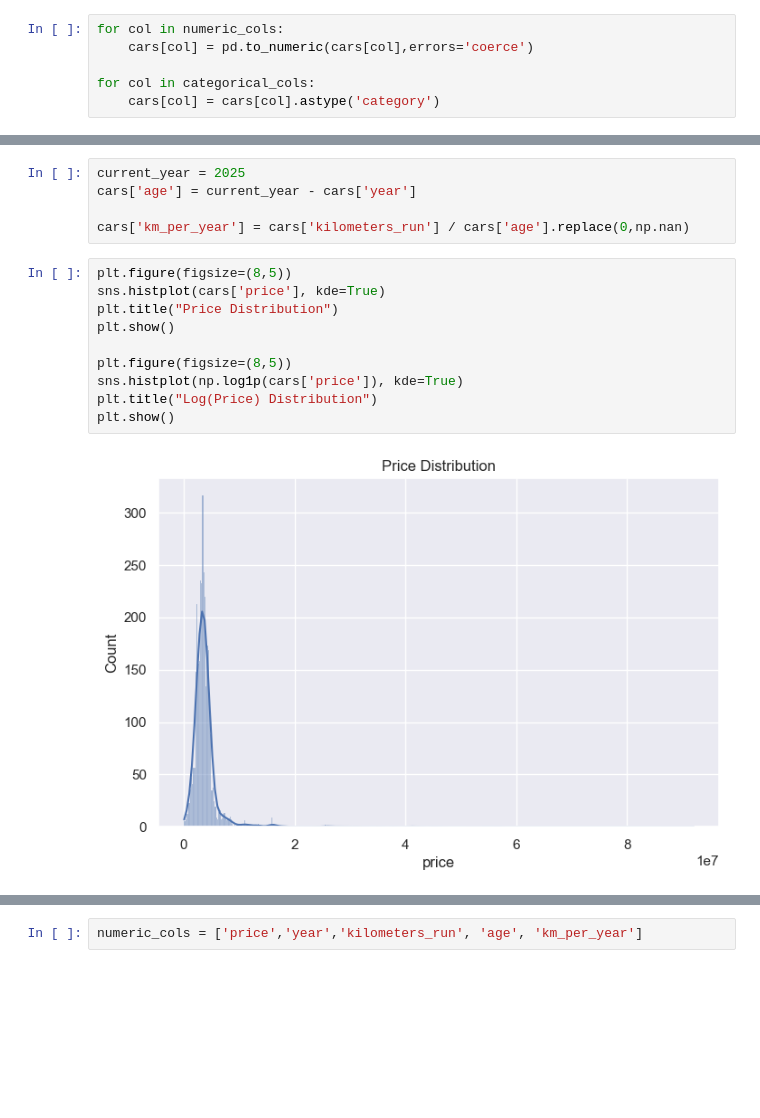
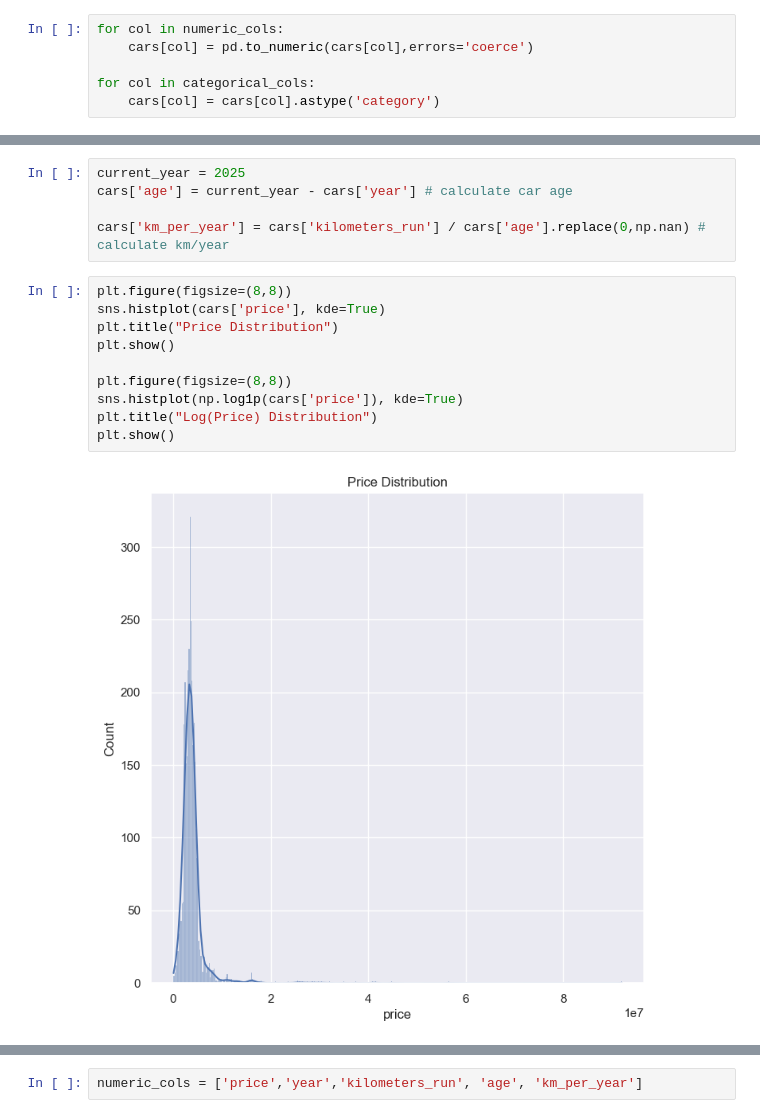
Before and after one commit to RatulInnovates/Used-Car-Price-Prediction-Model, a Jupyter notebook: Notebooks/EDA.ipynb, the cells around one changed output, grey strips where cells are left out. Cells and saved outputs as stored; diff of their text form; blank space fills up the shorter version.

```diff
--- a/Notebooks/EDA.ipynb
+++ b/Notebooks/EDA.ipynb
@@ -57,18 +55,18 @@ kilometers_run    0
 dtype: int64
 # %%
 current_year = 2025
-cars['age'] = current_year - cars['year']
+cars['age'] = current_year - cars['year'] # calculate car age
 
-cars['km_per_year'] = cars['kilometers_run'] / cars['age'].replace(0,np.nan)
+cars['km_per_year'] = cars['kilometers_run'] / cars['age'].replace(0,np.nan) # calculate km/year
 # %%
-plt.figure(figsize=(8,5))
+plt.figure(figsize=(8,8))
 sns.histplot(cars['price'], kde=True)
 plt.title("Price Distribution")
 plt.show()
 
-plt.figure(figsize=(8,5))
+plt.figure(figsize=(8,8))
 sns.histplot(np.log1p(cars['price']), kde=True)
 plt.title("Log(Price) Distribution")
 plt.show()
 # %% [output]
-[figure, old version]
+[figure, new version]
```
Also changed, not shown: parts of 10 cells of this notebook.
